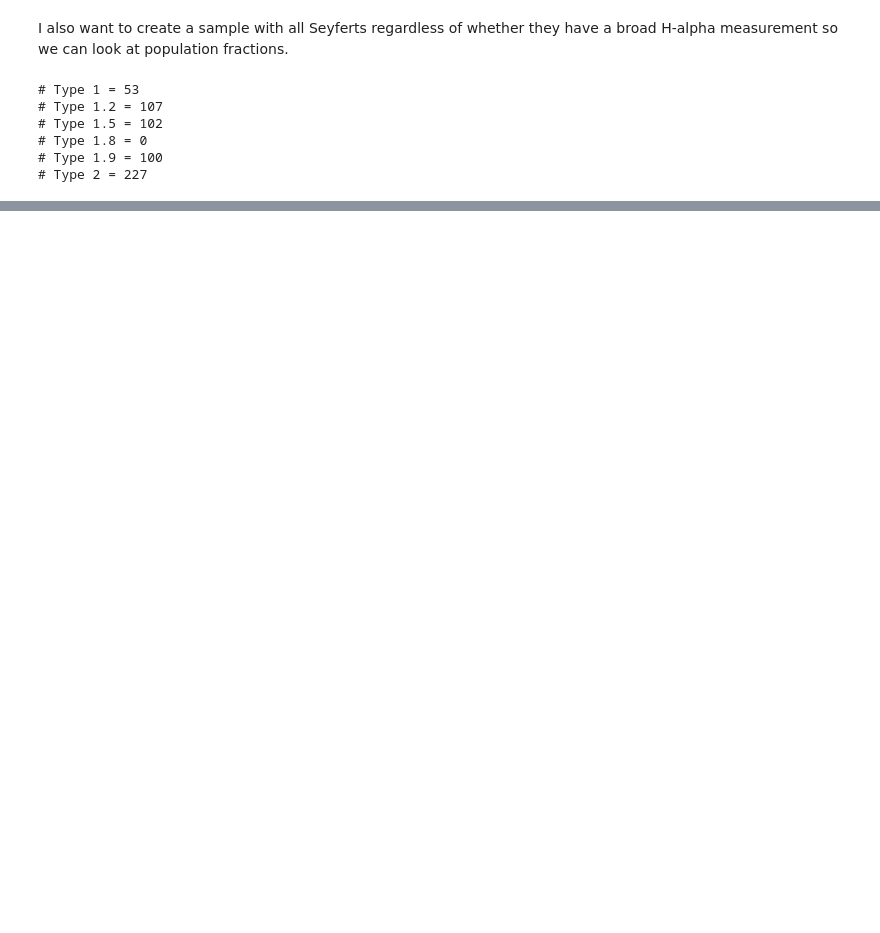
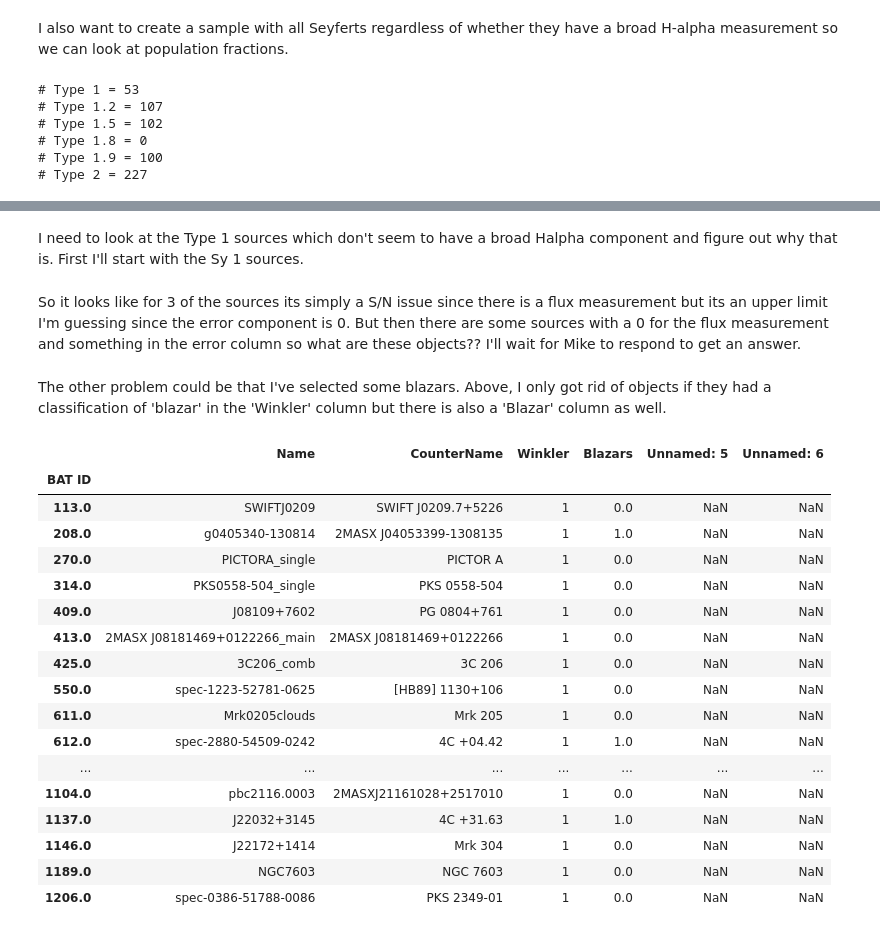
Before and after one commit to ttshimiz/bass-sy1_9-obscuration, a Jupyter notebook: notebooks/create-sample.ipynb, the cells around one changed output, grey strips where cells are left out. Drawn from its saved outputs; the diff is of its cells as text; code cells hidden in the pictures; blank space fills up the shorter version.

```diff
--- a/notebooks/create-sample.ipynb
+++ b/notebooks/create-sample.ipynb
@@ -137,0 +149,2 @@ print '# Type 2 =', sum(df['Type'] == '2')
+# %% [markdown]
+I need to look at the Type 1 sources which don't seem to have a broad Halpha component and figure out why that is. First I'll start with the Sy 1 sources.
@@ -137,0 +155,25 @@ print '# Type 2 =', sum(df['Type'] == '2')
+# %% [markdown]
+So it looks like for 3 of the sources its simply a S/N issue since there is a flux measurement but its an upper limit I'm guessing since the error component is 0. But then there are some sources with a 0 for the flux measurement and something in the error column so what are these objects?? I'll wait for Mike to respond to get an answer.
+# %% [markdown]
+The other problem could be that I've selected some blazars. Above, I only got rid of objects if they had a classification of 'blazar' in the 'Winkler' column but there is also a 'Blazar' column as well.
+# %%
+bass_sy_class.loc[df_all[pd.isnull(df_all['Broad Halpha Flux']) & (df_all['Type'] == '1')].index]
+# %% [output]
+|  | Name | CounterName | Winkler | Blazars | Unnamed: 5 | Unnamed: 6 |
+| BAT ID |  |  |  |  |  |  |
+| 113.0 | SWIFTJ0209 | SWIFT J0209.7+5226 | 1 | 0.0 | NaN | NaN |
+| 208.0 | g0405340-130814 | 2MASX J04053399-1308135 | 1 | 1.0 | NaN | NaN |
+| 270.0 | PICTORA_single | PICTOR A | 1 | 0.0 | NaN | NaN |
+| 314.0 | PKS0558-504_single | PKS 0558-504 | 1 | 0.0 | NaN | NaN |
+| 409.0 | J08109+7602 | PG 0804+761 | 1 | 0.0 | NaN | NaN |
+| 413.0 | 2MASX J08181469+0122266_main | 2MASX J08181469+0122266 | 1 | 0.0 | NaN | NaN |
+| 425.0 | 3C206_comb | 3C 206 | 1 | 0.0 | NaN | NaN |
+| 550.0 | spec-1223-52781-0625 | [HB89] 1130+106 | 1 | 0.0 | NaN | NaN |
+| 611.0 | Mrk0205clouds | Mrk 205 | 1 | 0.0 | NaN | NaN |
+| 612.0 | spec-2880-54509-0242 | 4C +04.42 | 1 | 1.0 | NaN | NaN |
+| ... | ... | ... | ... | ... | ... | ... |
+| 1104.0 | pbc2116.0003 | 2MASXJ21161028+2517010 | 1 | 0.0 | NaN | NaN |
+| 1137.0 | J22032+3145 | 4C +31.63 | 1 | 1.0 | NaN | NaN |
+| 1146.0 | J22172+1414 | Mrk 304 | 1 | 0.0 | NaN | NaN |
+| 1189.0 | NGC7603 | NGC 7603 | 1 | 0.0 | NaN | NaN |
+| 1206.0 | spec-0386-51788-0086 | PKS 2349-01 | 1 | 0.0 | NaN | NaN |
```
Also changed, not shown: parts of 22 cells of this notebook, 1 other file.
